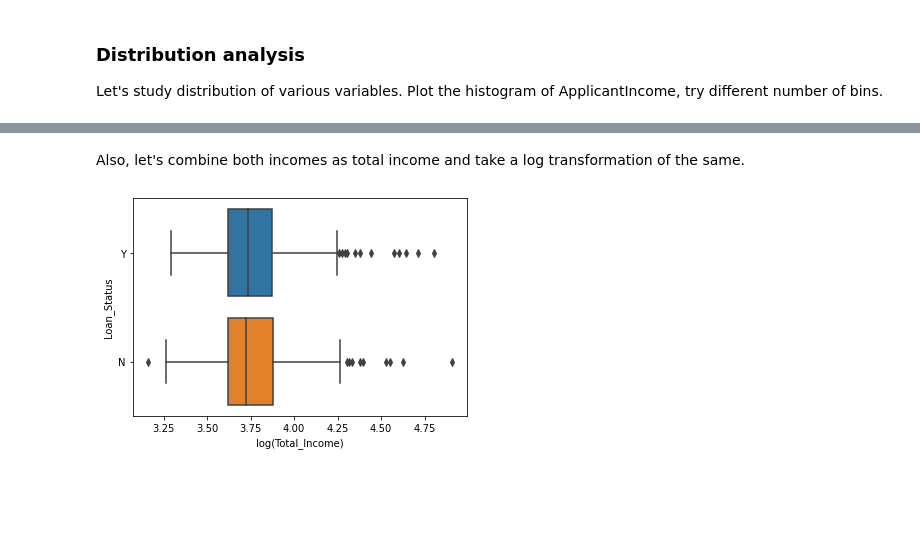
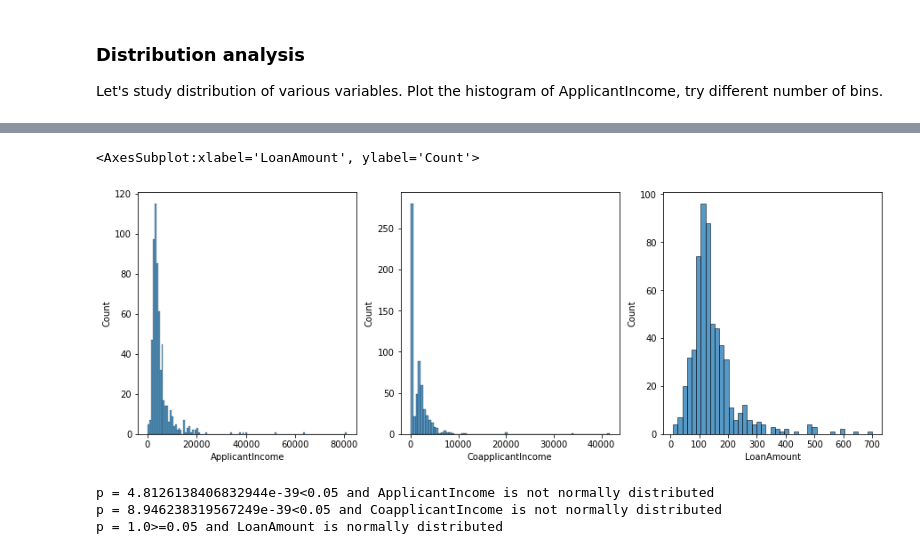
Before and after one commit to AmirShakouri19/Loan-Prediction, a Jupyter notebook: EDA.ipynb, the cells around one changed output, grey strips where cells are left out. Drawn from its saved outputs; the diff is of its cells as text; code cells hidden in the pictures; blank space fills up the shorter version.

```diff
--- a/EDA.ipynb
+++ b/EDA.ipynb
@@ -244,2 +200,0 @@ plt.show()
-# %% [markdown]
-Also, let's combine both incomes as total income and take a log transformation of the same.
@@ -252,6 +201,24 @@ total_transform_object = FunctionTransformer(total_transform)
-# %%
-boxplot = sns.boxplot(x=log_transform(total_transform(df[['ApplicantIncome', 'CoapplicantIncome']])), y=df.Loan_Status)
-boxplot.set_xlabel('log(Total_Income)')
-plt.show()
-# %% [output]
-[figure, removed]
+# %%
+plt.rcParams["figure.figsize"] = (15,5)
+fig, (ax1, ax2, ax3) = plt.subplots(1,3)
+
+sb.histplot(df['ApplicantIncome'], ax=ax1)
+sb.histplot(df['CoapplicantIncome'], ax = ax2)
+sb.histplot(df['LoanAmount'], ax = ax3)
+# %% [output]
+<AxesSubplot:xlabel='LoanAmount', ylabel='Count'>
+[figure, added]
+# %%
+from scipy import stats
+from scipy.stats import shapiro
+
+for feature in numerical:
+    stat, p = shapiro(df[feature])
+    if p>=0.05:
+        print(f'p = {p}>=0.05 and {feature} is normally distributed')
+    else:
+        print(f'p = {p}<0.05 and {feature} is not normally distributed')
+# %% [output]
+p = 4.8126138406832944e-39<0.05 and ApplicantIncome is not normally distributed
+p = 8.946238319567249e-39<0.05 and CoapplicantIncome is not normally distributed
+p = 1.0>=0.05 and LoanAmount is normally distributed
```
Also changed, not shown: parts of 108 cells of this notebook, 1 other file.
